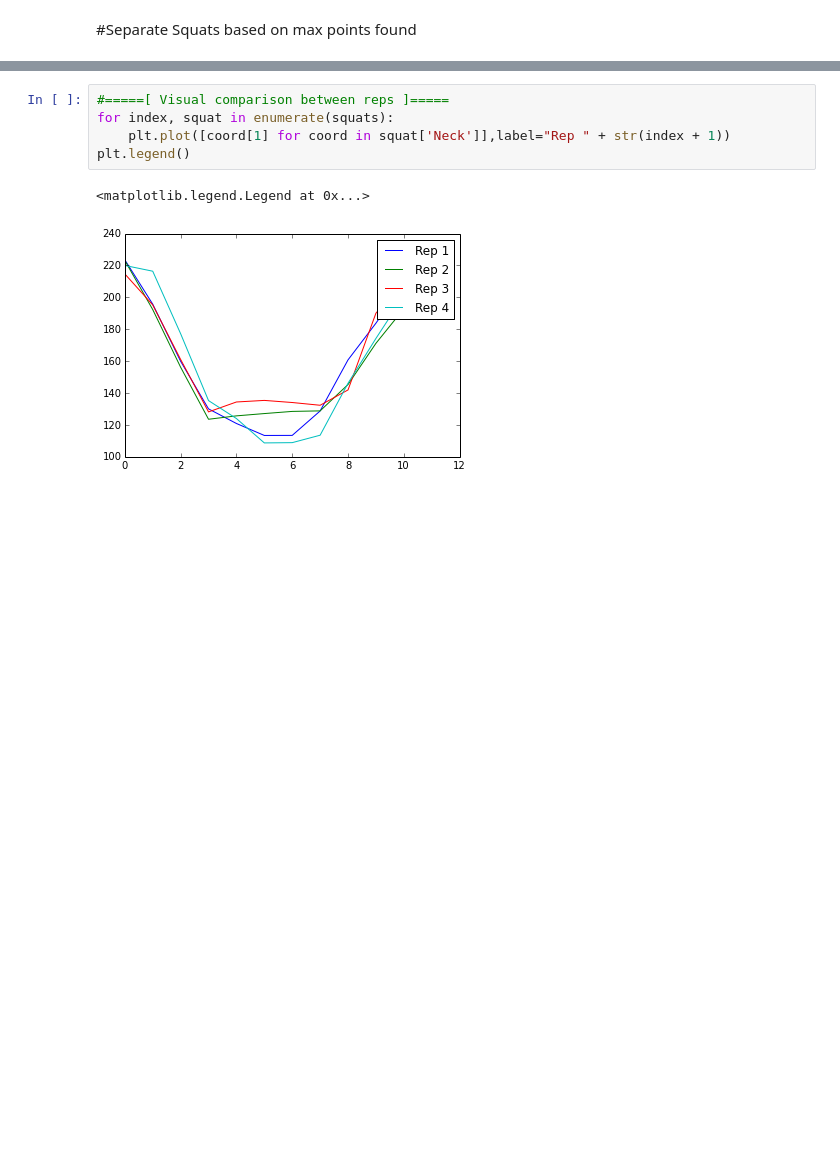
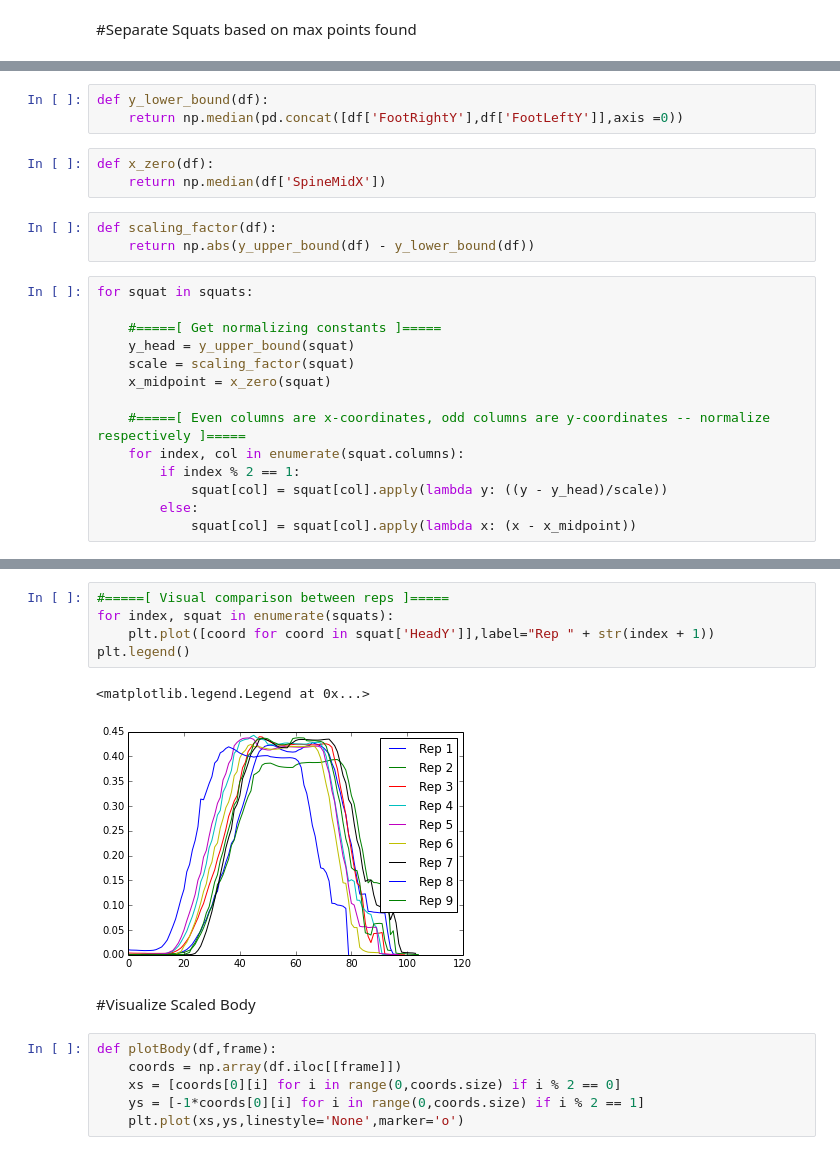
Before and after one commit to bgarcia7/ai_trainer, a Jupyter notebook: Data Preprocessing.ipynb, the cells around one changed output, grey strips where cells are left out. Saved outputs shown, nothing was run; the diff lists cells and outputs as text; blank space fills up the shorter version.

```diff
--- a/Data Preprocessing.ipynb
+++ b/Data Preprocessing.ipynb
@@ -70,0 +103,23 @@ for index,x in enumerate(maxes):
+# %%
+def y_lower_bound(df):
+    return np.median(pd.concat([df['FootRightY'],df['FootLeftY']],axis =0))
+# %%
+def x_zero(df):
+    return np.median(df['SpineMidX'])
+# %%
+def scaling_factor(df):
+    return np.abs(y_upper_bound(df) - y_lower_bound(df))
+# %%
+for squat in squats:
+
+    #=====[ Get normalizing constants ]=====
+    y_head = y_upper_bound(squat)
+    scale = scaling_factor(squat)
+    x_midpoint = x_zero(squat)
+
+    #=====[ Even columns are x-coordinates, odd columns are y-coordinates -- normalize respectively ]=====
+    for index, col in enumerate(squat.columns):
+        if index % 2 == 1:
+            squat[col] = squat[col].apply(lambda y: ((y - y_head)/scale))
+        else:
+            squat[col] = squat[col].apply(lambda x: (x - x_midpoint))
@@ -71,8 +135,16 @@ for index,x in enumerate(maxes):
 # %%
 #=====[ Visual comparison between reps ]=====
 for index, squat in enumerate(squats):
-    plt.plot([coord[1] for coord in squat['Neck']],label="Rep " + str(index + 1))
+    plt.plot([coord for coord in squat['HeadY']],label="Rep " + str(index + 1))
 plt.legend()
 # %% [output]
 <matplotlib.legend.Legend at 0x...>
-[figure, old version]
+[figure, new version]
+# %% [markdown]
+#Visualize Scaled Body
+# %%
+def plotBody(df,frame):
+    coords = np.array(df.iloc[[frame]])
+    xs = [coords[0][i] for i in range(0,coords.size) if i % 2 == 0]
+    ys = [-1*coords[0][i] for i in range(0,coords.size) if i % 2 == 1]
+    plt.plot(xs,ys,linestyle='None',marker='o')
```
Also changed, not shown: parts of 10 cells of this notebook, 19 other files.
